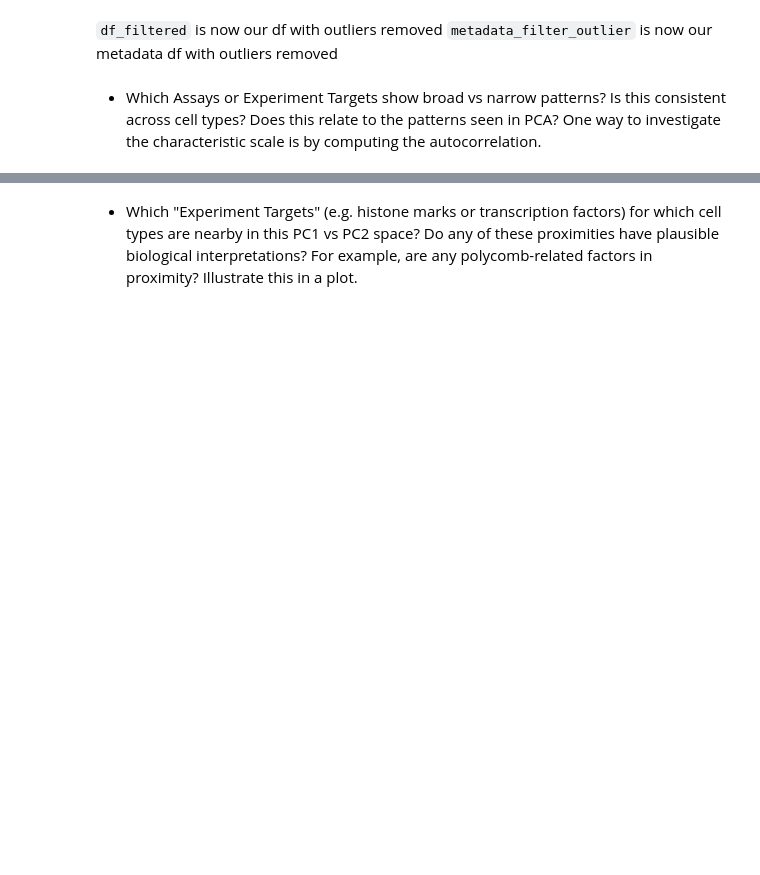
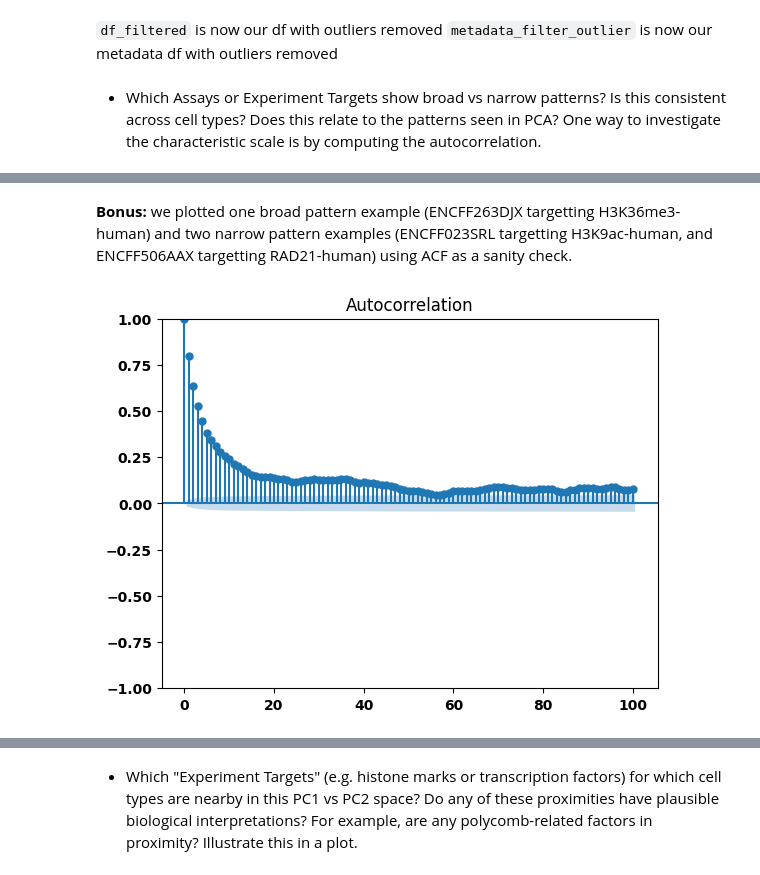
Before and after one commit to Fudenberg-Research-Group/qbio577_fall2022, a Jupyter notebook: encode-bigwig-eda.ipynb, the cells around one changed output, grey strips where cells are left out. Cells and saved outputs as stored; diff of their text form; code cells hidden in the pictures; blank space fills up the shorter version.

```diff
--- a/encode-bigwig-eda.ipynb
+++ b/encode-bigwig-eda.ipynb
@@ -165,0 +273,11 @@ Name: Biosample term name, dtype: int64
+# %% [markdown]
+__Bonus:__ we plotted one broad pattern example (ENCFF263DJX targetting H3K36me3-human) and two narrow pattern examples (ENCFF023SRL targetting H3K9ac-human, and ENCFF506AAX targetting RAD21-human) using ACF as a sanity check.
+# %%
+from statsmodels.graphics.tsaplots import plot_acf
+
+dfdrop = df_filtered.drop(['chrom', 'start', 'end'], axis=1)  ## drop colums that were not used in calculating auto correlation
+dfdrop1=dfdrop.loc[:, 'ENCFF263DJX']
+plot_acf(dfdrop1, lags=100)
+plt.show()
+# %% [output]
+[figure, added]
```
Also changed, not shown: parts of 26 cells of this notebook.
